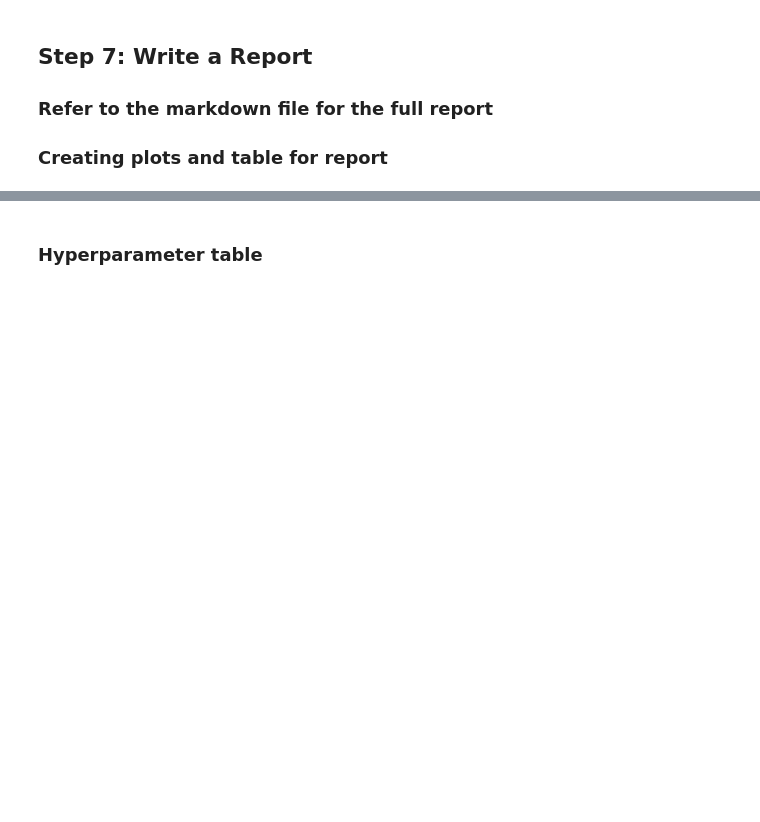
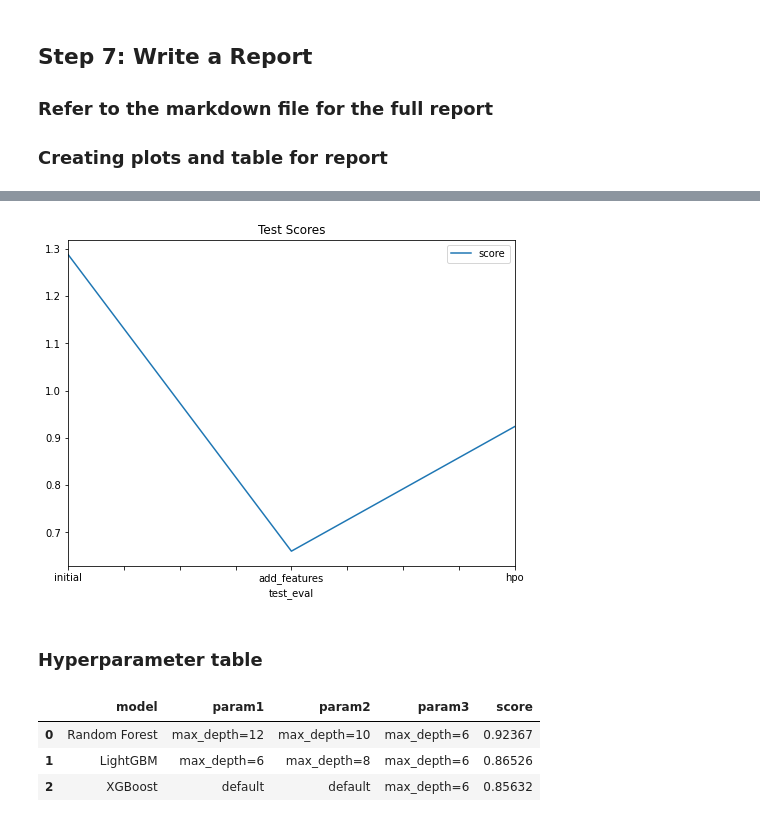
Before and after one commit to theyorubayesian/apinlo, a Jupyter notebook: project-template.ipynb, the cells around one changed output, grey strips where cells are left out. Cells and saved outputs as stored; diff of their text form; code cells hidden in the pictures; blank space fills up the shorter version.

```diff
--- a/project-template.ipynb
+++ b/project-template.ipynb
@@ -737,20 +889,28 @@ fig.savefig('model_train_score.png')
 # %%
 # Take the 3 kaggle scores and creating a line plot to show improvement
 fig = pd.DataFrame(
     {
         "test_eval": ["initial", "add_features", "hpo"],
-        "score": ['1.28743', '0.66021', '0.92367']
+        "score": [1.28743, 0.66021, 0.92367]
     }
 ).plot(x="test_eval", y="score", figsize=(8, 6)).get_figure()
+plt.title("Test Scores")
 fig.savefig('model_test_score.png')
+# %% [output]
+[figure, added]
 # %% [markdown]
 ### Hyperparameter table
 # %%
 # The 3 hyperparameters we tuned with the kaggle score as the result
 pd.DataFrame({
-    "model": ["initial", "add_features", "hpo"],
-    "hpo1": [?, ?, ?],
-    "hpo2": [?, ?, ?],
-    "hpo3": [?, ?, ?],
-    "score": [?, ?, ?]
+    "model": ["Random Forest", "LightGBM", "XGBoost"],
+    "param1": ["max_depth=12", "max_depth=6", "default"],
+    "param2": ["max_depth=10", "max_depth=8", "default"],
+    "param3": ['max_depth=6', 'max_depth=6', 'max_depth=6'],
+    "score": [0.92367, 0.86526, 0.85632]
 })
+# %% [output]
+|  | model | param1 | param2 | param3 | score |
+| 0 | Random Forest | max_depth=12 | max_depth=10 | max_depth=6 | 0.92367 |
+| 1 | LightGBM | max_depth=6 | max_depth=8 | max_depth=6 | 0.86526 |
+| 2 | XGBoost | default | default | max_depth=6 | 0.85632 |
```
Also changed, not shown: parts of 17 cells of this notebook, 3 other files.
